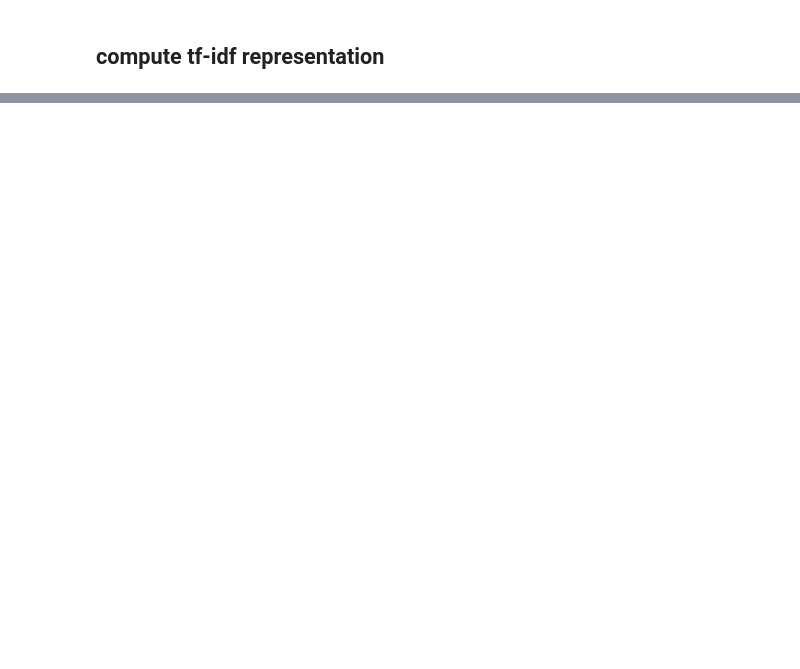
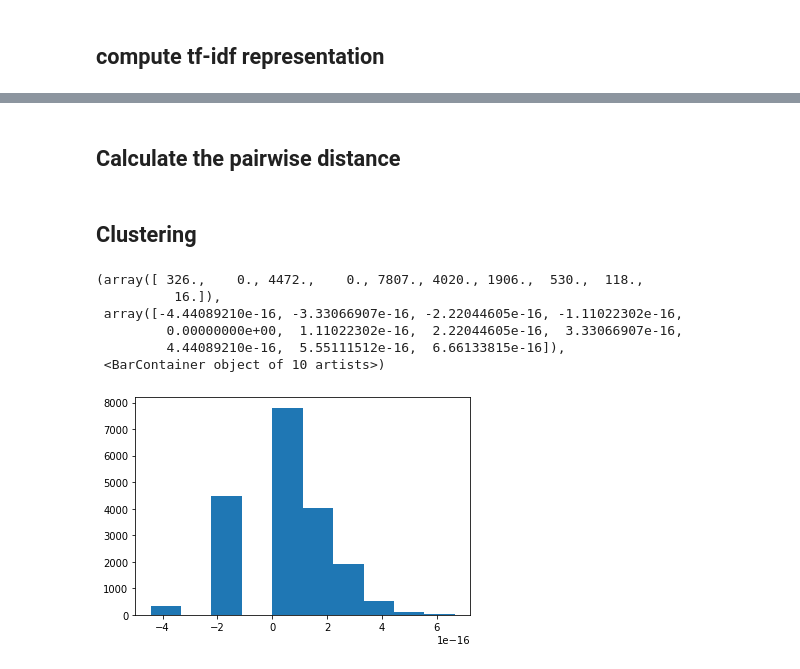
Before and after one commit to RoseYuan/BCR_Clone_Identification, a Jupyter notebook: Scripts/Alignment-free.ipynb, the cells around one changed output, grey strips where cells are left out. Drawn from its saved outputs; the diff is of its cells as text; code cells hidden in the pictures; blank space fills up the shorter version.

```diff
--- a/Scripts/Alignment-free.ipynb
+++ b/Scripts/Alignment-free.ipynb
@@ -49,0 +87,2 @@ d_to_nearest_all = dist_to_nearest_all_exhaustive(seqs_tf_idf,distance=Cosine_di
+# %% [markdown]
+## Calculate the pairwise distance
@@ -49,0 +102,15 @@ d_to_nearest_all = dist_to_nearest_all_exhaustive(seqs_tf_idf,distance=Cosine_di
+# %%
+d_to_nearest_all_samples = np.load(path_data+"d_to_nearest_sample90.npy")
+dis_samples = np.load(path_data+"dis_sample90.npy")
+# %% [markdown]
+## Clustering
+# %%
+plt.hist(d_to_nearest_all_samples)
+# %% [output]
+(array([ 326.,    0., 4472.,    0., 7807., 4020., 1906.,  530.,  118.,
+          16.]),
+ array([-4.44089210e-16, -3.33066907e-16, -2.22044605e-16, -1.11022302e-16,
+         0.00000000e+00,  1.11022302e-16,  2.22044605e-16,  3.33066907e-16,
+         4.44089210e-16,  5.55111512e-16,  6.66133815e-16]),
+ <BarContainer object of 10 artists>)
+[figure, added]
```
Also changed, not shown: parts of 24 cells of this notebook, 5 other files.
